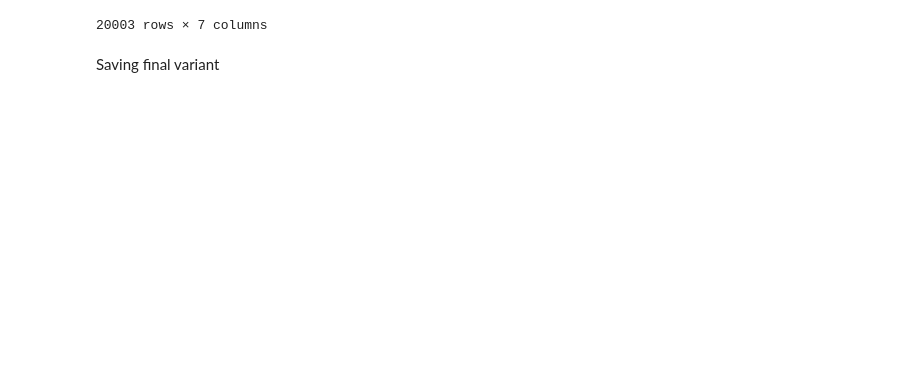
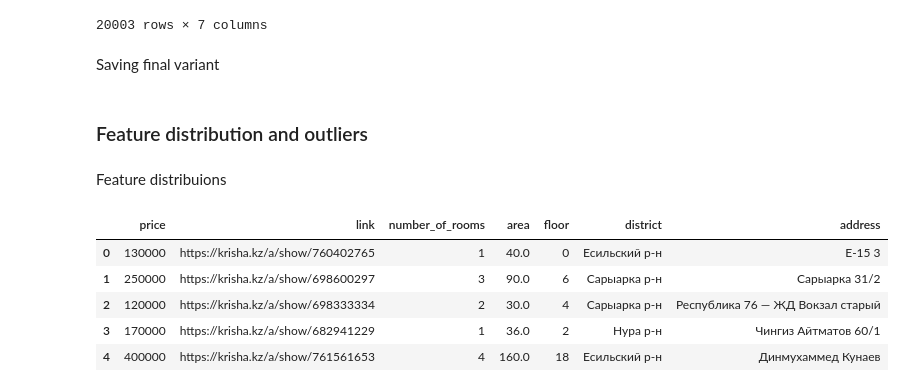
Before and after one commit to Altemir1/Housing-Market-Analysis-in-Astana, a Jupyter notebook: data-preparation.ipynb, the cells around one changed output. Cells and saved outputs as stored; diff of their text form; code cells hidden in the pictures; blank space fills up the shorter version.

```diff
--- a/data-preparation.ipynb
+++ b/data-preparation.ipynb
@@ -155,3 +155,18 @@ df
 Saving final variant
 # %%
 df.to_csv("astan_sale_cleaned_march_2025.csv", index=False)
+# %% [markdown]
+### Feature distribution and outliers
+# %% [markdown]
+Feature distribuions
+# %%
+import pandas as pd
+df = pd.read_csv("/Users/altemir_1/Desktop/Housing-Market-Analysis-in-Astana/data/processed/astan_rent_cleaned_march_2025.csv")
+df.head()
+# %% [output]
+|  | price | link | number_of_rooms | area | floor | district | address |
+| 0 | 130000 | https://krisha.kz/a/show/760402765 | 1 | 40.0 | 0 | Есильский р-н | Е-15 3 |
+| 1 | 250000 | https://krisha.kz/a/show/698600297 | 3 | 90.0 | 6 | Сарыарка р-н | Сарыарка 31/2 |
+| 2 | 120000 | https://krisha.kz/a/show/698333334 | 2 | 30.0 | 4 | Сарыарка р-н | Республика 76 — ЖД Вокзал старый |
+| 3 | 170000 | https://krisha.kz/a/show/682941229 | 1 | 36.0 | 2 | Нура р-н | Чингиз Айтматов 60/1 |
+| 4 | 400000 | https://krisha.kz/a/show/761561653 | 4 | 160.0 | 18 | Есильский р-н | Динмухаммед Кунаев |
```
Also changed, not shown: parts of 10 cells of this notebook, 3 other files.
